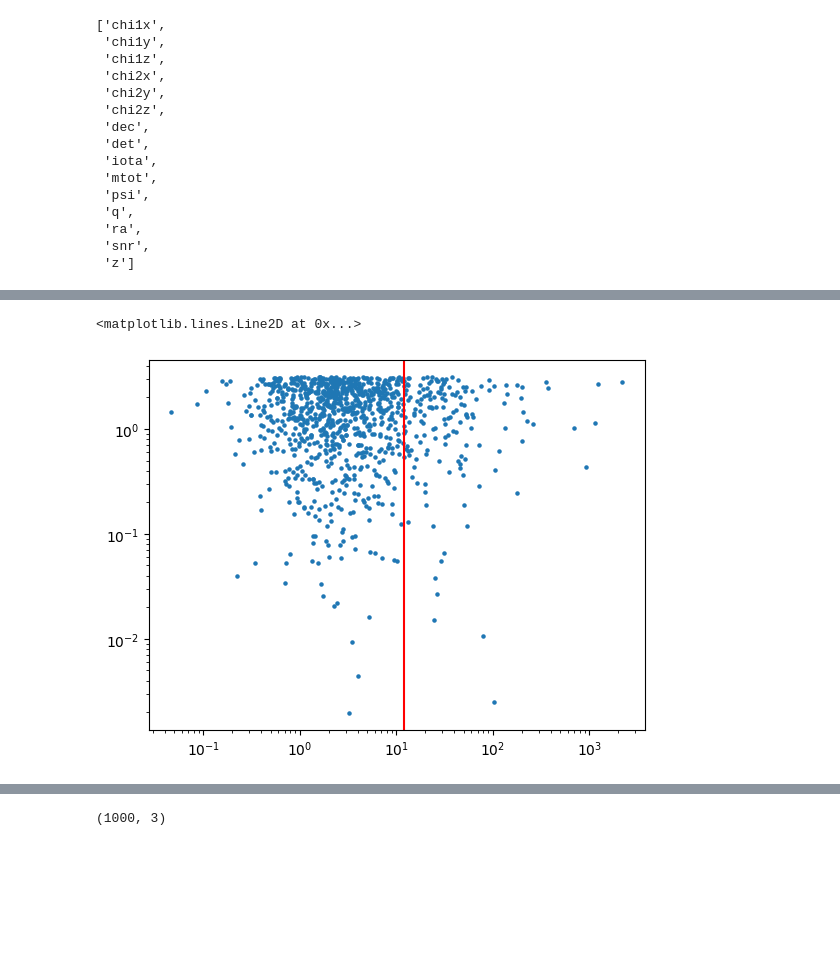
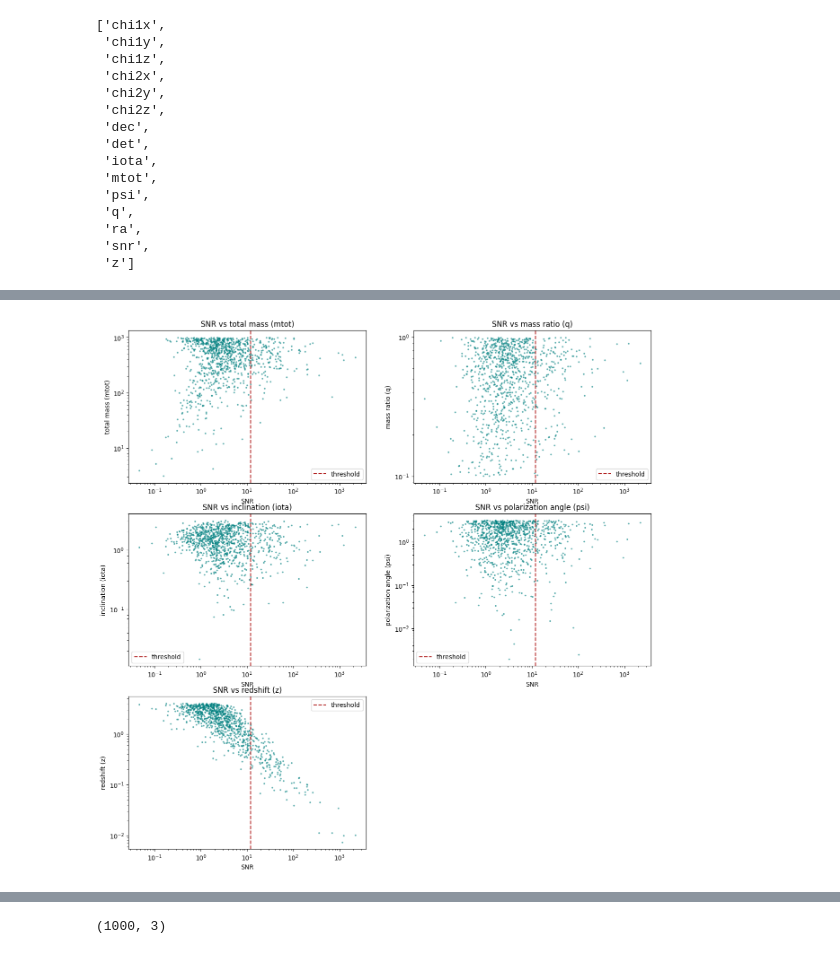
Before and after one commit to malvibellotti/astrostatistics_bicocca_2024, a Jupyter notebook: working/lecture_20_GW.ipynb, the cells around one changed output, grey strips where cells are left out. Drawn from its saved outputs; the diff is of its cells as text; code cells hidden in the pictures; blank space fills up the shorter version.

```diff
--- a/working/lecture_20_GW.ipynb
+++ b/working/lecture_20_GW.ipynb
@@ -113,13 +84,13 @@ list(data.keys())
  'snr',
  'z']
 # %%
-snr = data['snr'][:100]
-iota = data['iota'][:100]
-mtot= data['mtot'][:100]
-q = data['q'][:100]
-z = data['z'][:100]
-psi = data['psi'][:100]
-det =  data['det'][:100]
+snr = data['snr'][:1000]
+iota = data['iota'][:1000]
+mtot= data['mtot'][:1000]
+q = data['q'][:1000]
+z = data['z'][:1000]
+psi = data['psi'][:1000]
+det =  data['det'][:1000]
 
 print(len(snr))
 # %% [output]
@@ -159,8 +98,27 @@ plt.axvline(12, color = 'red')
-# %%
-plt.scatter(snr, psi, s = 5)
-plt.xscale('log')
-plt.yscale('log')
-plt.axvline(12, color = 'red')
-# %% [output]
-<matplotlib.lines.Line2D at 0x...>
-[figure, removed]
+# %%
+# List of variables to plot against snr
+variables = [mtot, q, iota, psi, z]
+
+# Titles for the plots
+titles = ['total mass (mtot)', 'mass ratio (q)', 'inclination (iota)', 'polarization angle (psi)', 'redshift (z)']
+
+# Create a figure and a grid of subplots
+fig, axes = plt.subplots(nrows=3, ncols=2, figsize=(15, 15))
+axes = axes.flatten()
+
+# Plot each variable against snr
+for i, (var, title) in enumerate(zip(variables, titles)):
+    ax = axes[i]
+    ax.scatter(snr, var, alpha=0.5, s = 3, c= "teal")
+    ax.axvline(x=12, color='firebrick', linestyle='--', label = 'threshold')
+    ax.set_xlabel('SNR')
+    ax.set_ylabel(title)
+    ax.set_title(f'SNR vs {title}')
+    ax.set_yscale('log')
+    ax.set_xscale('log')
+    ax.legend()
+
+# Remove the last empty subplot
+fig.delaxes(axes[-1])
+# %% [output]
+[figure, added]
```
Also changed, not shown: parts of 26 cells of this notebook, 5 other files.
